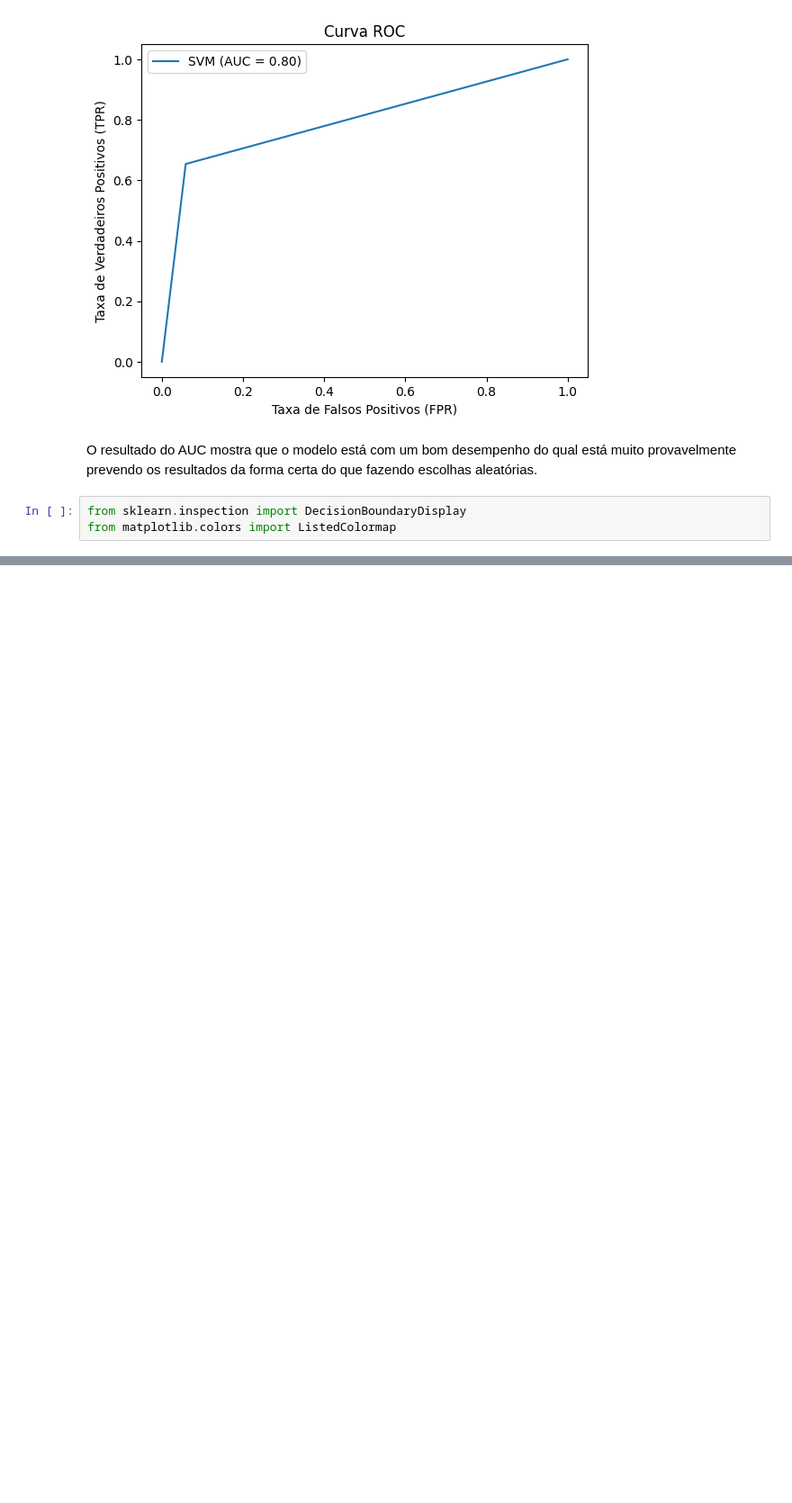
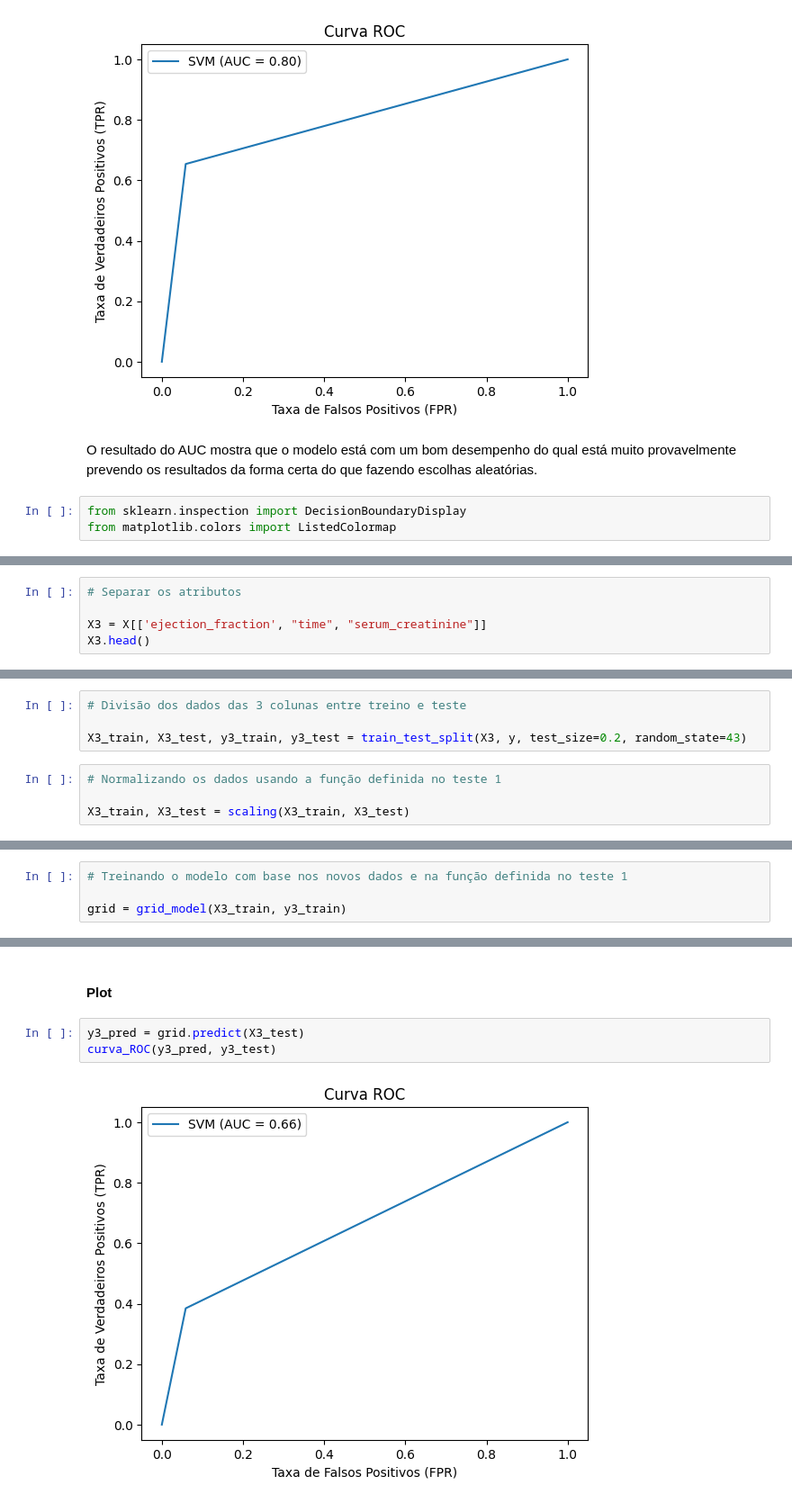
Before and after one commit to JoaoGabrielTN/Pratica-SVM, a Jupyter notebook: Data_Analysis.ipynb, the cells around one changed output, grey strips where cells are left out. Shown at 90% size. Saved outputs shown, nothing was run; the diff lists cells and outputs as text; blank space fills up the shorter version.

Commit message:
Dev: Adicionei mais dois testes

```diff
--- a/Data_Analysis.ipynb
+++ b/Data_Analysis.ipynb
@@ -368,0 +382,5 @@ ax.legend()
+# %%
+# Separar os atributos
+
+X3 = X[['ejection_fraction', "time", "serum_creatinine"]]
+X3.head()
@@ -368,0 +402,8 @@ ax.legend()
+# %%
+# Divisão dos dados das 3 colunas entre treino e teste
+
+X3_train, X3_test, y3_train, y3_test = train_test_split(X3, y, test_size=0.2, random_state=43)
+# %%
+# Normalizando os dados usando a função definida no teste 1
+
+X3_train, X3_test = scaling(X3_train, X3_test)
@@ -368,0 +412,4 @@ ax.legend()
+# %%
+# Treinando o modelo com base nos novos dados e na função definida no teste 1
+
+grid = grid_model(X3_train, y3_train)
@@ -368,0 +445,7 @@ ax.legend()
+# %% [markdown]
+#### Plot
+# %%
+y3_pred = grid.predict(X3_test)
+curva_ROC(y3_pred, y3_test)
+# %% [output]
+[figure, added]
```
Also changed, not shown: parts of 22 cells of this notebook.
